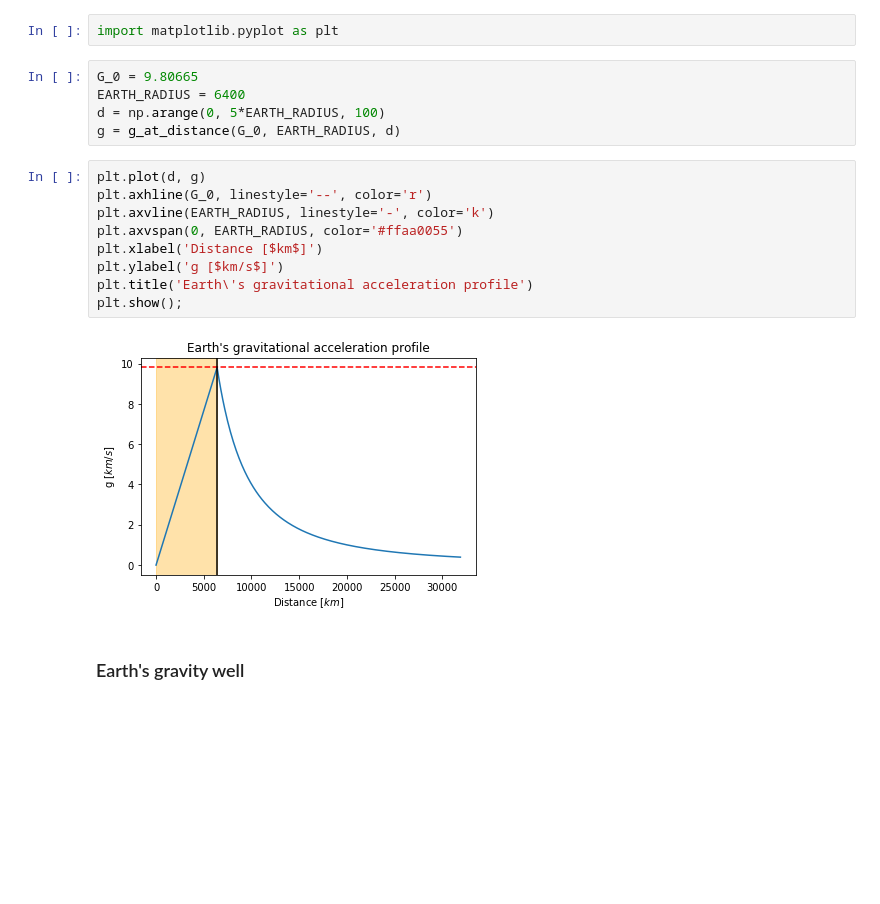
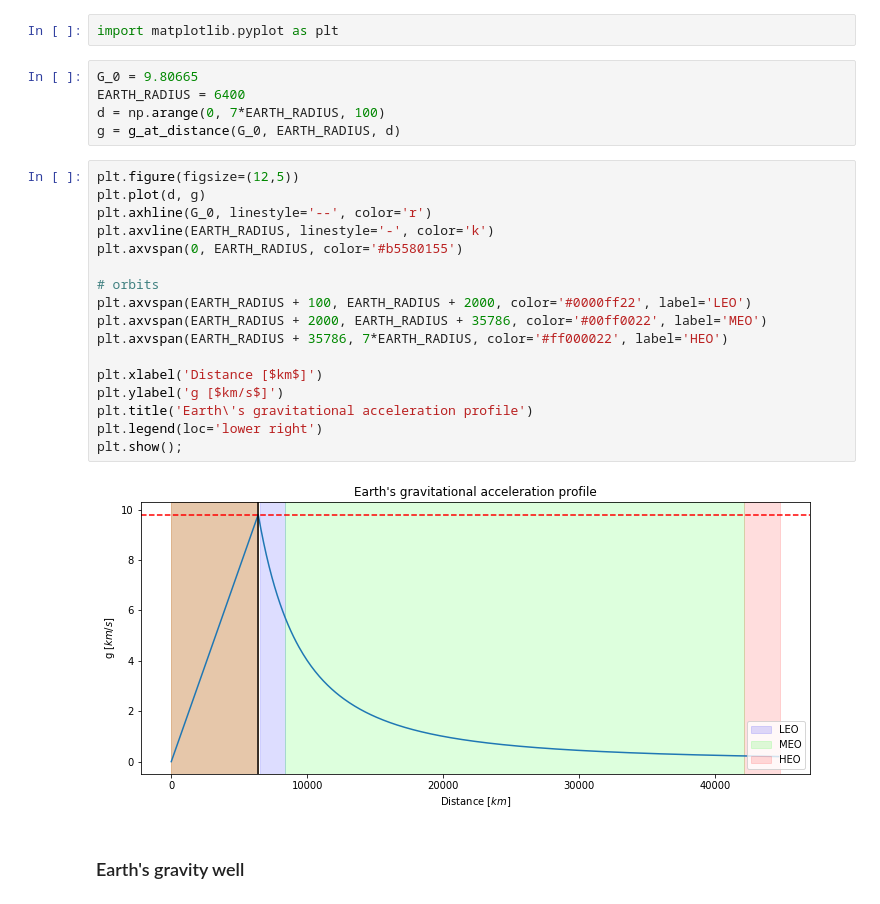
Before and after one commit to uhho/rocket_science, a Jupyter notebook: gravity_well.ipynb, the cells around one changed output. Saved outputs shown, nothing was run; the diff lists cells and outputs as text; blank space fills up the shorter version.

Commit message:
Visualize orbits on a graph

```diff
--- a/gravity_well.ipynb
+++ b/gravity_well.ipynb
@@ -28,19 +28,27 @@ import matplotlib.pyplot as plt
 # %%
 G_0 = 9.80665
 EARTH_RADIUS = 6400
-d = np.arange(0, 5*EARTH_RADIUS, 100)
+d = np.arange(0, 7*EARTH_RADIUS, 100)
 g = g_at_distance(G_0, EARTH_RADIUS, d)
 # %%
+plt.figure(figsize=(12,5))
 plt.plot(d, g)
 plt.axhline(G_0, linestyle='--', color='r')
 plt.axvline(EARTH_RADIUS, linestyle='-', color='k')
-plt.axvspan(0, EARTH_RADIUS, color='#ffaa0055')
+plt.axvspan(0, EARTH_RADIUS, color='#b5580155')
+
+# orbits
+plt.axvspan(EARTH_RADIUS + 100, EARTH_RADIUS + 2000, color='#0000ff22', label='LEO')
+plt.axvspan(EARTH_RADIUS + 2000, EARTH_RADIUS + 35786, color='#00ff0022', label='MEO')
+plt.axvspan(EARTH_RADIUS + 35786, 7*EARTH_RADIUS, color='#ff000022', label='HEO')
+
 plt.xlabel('Distance [$km$]')
 plt.ylabel('g [$km/s$]')
 plt.title('Earth\'s gravitational acceleration profile')
+plt.legend(loc='lower right')
 plt.show();
 # %% [output]
-[figure, old version]
+[figure, new version]
 # %% [markdown]
 ### Earth's gravity well
 # %%
```
Also changed, not shown: parts of 1 cell of this notebook.
